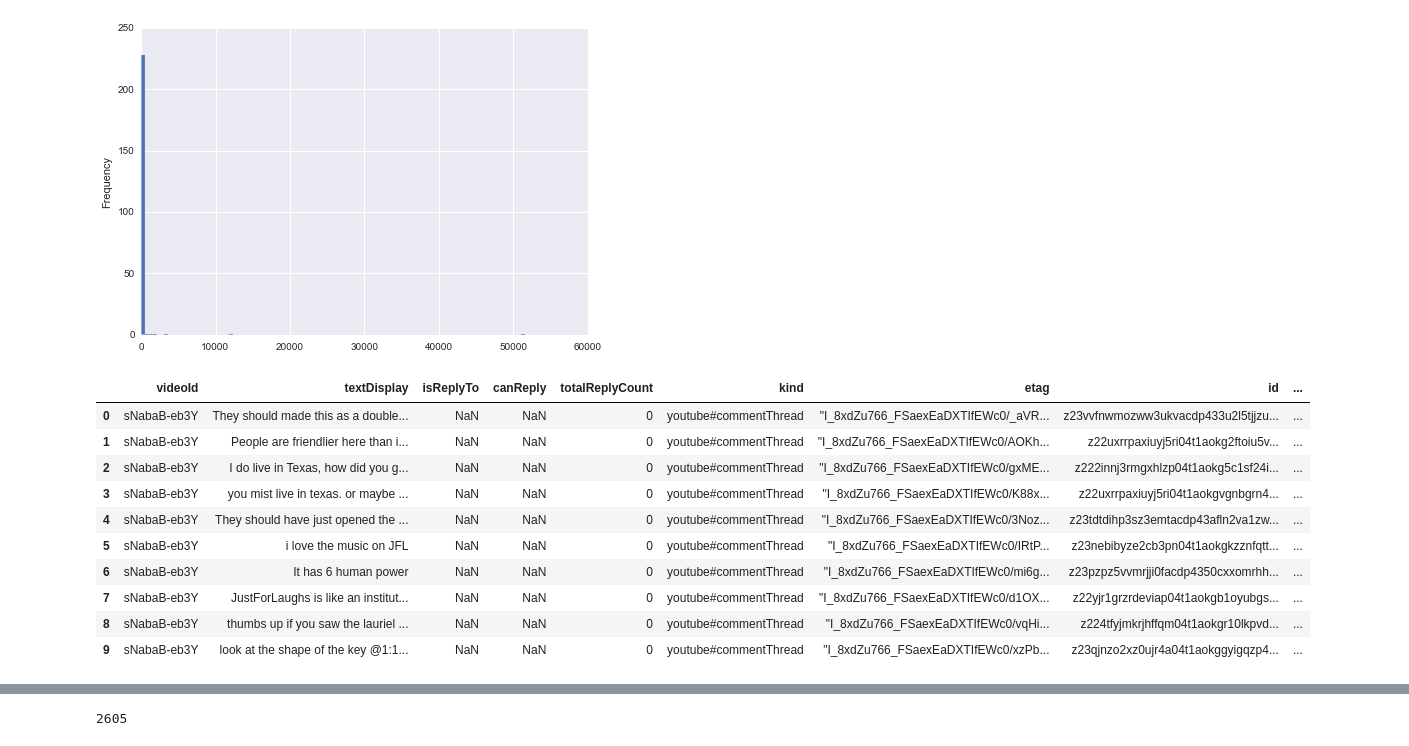
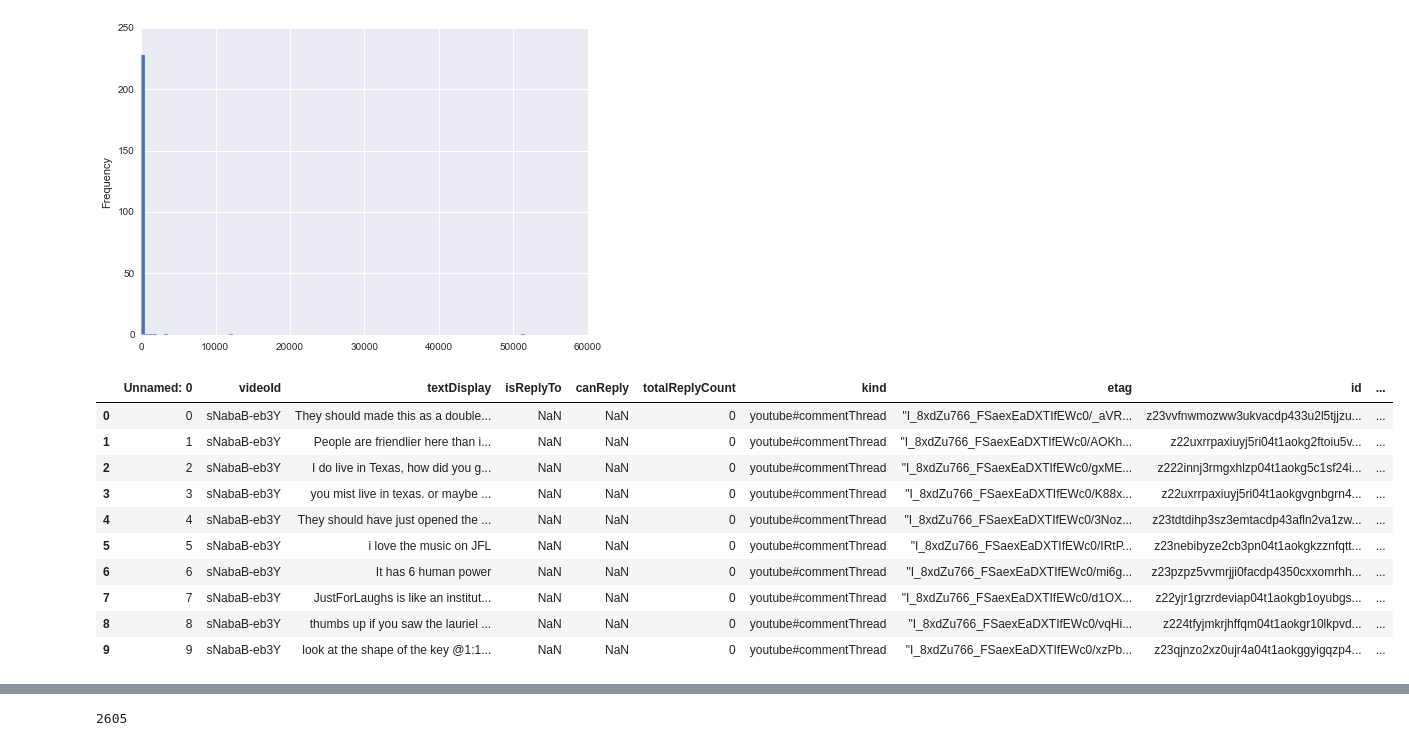
Before and after one commit to papapana/data_science, a Jupyter notebook: youtube_comedy_slam/notebooks/Youtube comments.ipynb, the cells around one changed output, grey strips where cells are left out. Drawn from its saved outputs; the diff is of its cells as text; code cells hidden in the pictures.

```diff
--- a/youtube_comedy_slam/notebooks/Youtube comments.ipynb
+++ b/youtube_comedy_slam/notebooks/Youtube comments.ipynb
@@ -405,20 +405,22 @@ from sklearn.feature_extraction.text import CountVectorizer
 
 import pandas as pd
 # %%
-data = pd.read_csv("../data/processed/train_dataset_movies.csv")
-data.head(10)
+data = pd.read_csv("../data/processed/train_dataset_with_lang_feature.csv")
+data_en = data[data.language == 'en']
+len(data_en)
+data_en.head(10)
 # %% [output]
-|  | videoId | textDisplay | isReplyTo | canReply | totalReplyCount | kind | etag | id | ... |
-| 0 | sNabaB-eb3Y | They should made this as a double... | NaN | NaN | 0 | youtube#commentThread | "I_8xdZu766_FSaexEaDXTIfEWc0/_aVR... | z23vvfnwmozww3ukvacdp433u2l5tjjzu... | ... |
-| 1 | sNabaB-eb3Y | People are friendlier here than i... | NaN | NaN | 0 | youtube#commentThread | "I_8xdZu766_FSaexEaDXTIfEWc0/AOKh... | z22uxrrpaxiuyj5ri04t1aokg2ftoiu5v... | ... |
-| 2 | sNabaB-eb3Y | I do live in Texas, how did you g... | NaN | NaN | 0 | youtube#commentThread | "I_8xdZu766_FSaexEaDXTIfEWc0/gxME... | z222innj3rmgxhlzp04t1aokg5c1sf24i... | ... |
-| 3 | sNabaB-eb3Y | you mist live in texas. or maybe ... | NaN | NaN | 0 | youtube#commentThread | "I_8xdZu766_FSaexEaDXTIfEWc0/K88x... | z22uxrrpaxiuyj5ri04t1aokgvgnbgrn4... | ... |
-| 4 | sNabaB-eb3Y | They should have just opened the ... | NaN | NaN | 0 | youtube#commentThread | "I_8xdZu766_FSaexEaDXTIfEWc0/3Noz... | z23tdtdihp3sz3emtacdp43afln2va1zw... | ... |
-| 5 | sNabaB-eb3Y | i love the music on JFL﻿ | NaN | NaN | 0 | youtube#commentThread | "I_8xdZu766_FSaexEaDXTIfEWc0/IRtP... | z23nebibyze2cb3pn04t1aokgkzznfqtt... | ... |
-| 6 | sNabaB-eb3Y | It has 6 human power﻿ | NaN | NaN | 0 | youtube#commentThread | "I_8xdZu766_FSaexEaDXTIfEWc0/mi6g... | z23pzpz5vvmrjji0facdp4350cxxomrhh... | ... |
-| 7 | sNabaB-eb3Y | JustForLaughs is like an institut... | NaN | NaN | 0 | youtube#commentThread | "I_8xdZu766_FSaexEaDXTIfEWc0/d1OX... | z22yjr1grzrdeviap04t1aokgb1oyubgs... | ... |
-| 8 | sNabaB-eb3Y | thumbs up if you saw the lauriel ... | NaN | NaN | 0 | youtube#commentThread | "I_8xdZu766_FSaexEaDXTIfEWc0/vqHi... | z224tfyjmkrjhffqm04t1aokgr10lkpvd... | ... |
-| 9 | sNabaB-eb3Y | look at the shape of the key @1:1... | NaN | NaN | 0 | youtube#commentThread | "I_8xdZu766_FSaexEaDXTIfEWc0/xzPb... | z23qjnzo2xz0ujr4a04t1aokggyigqzp4... | ... |
+|  | Unnamed: 0 | videoId | textDisplay | isReplyTo | canReply | totalReplyCount | kind | etag | id | ... |
+| 0 | 0 | sNabaB-eb3Y | They should made this as a double... | NaN | NaN | 0 | youtube#commentThread | "I_8xdZu766_FSaexEaDXTIfEWc0/_aVR... | z23vvfnwmozww3ukvacdp433u2l5tjjzu... | ... |
+| 1 | 1 | sNabaB-eb3Y | People are friendlier here than i... | NaN | NaN | 0 | youtube#commentThread | "I_8xdZu766_FSaexEaDXTIfEWc0/AOKh... | z22uxrrpaxiuyj5ri04t1aokg2ftoiu5v... | ... |
+| 2 | 2 | sNabaB-eb3Y | I do live in Texas, how did you g... | NaN | NaN | 0 | youtube#commentThread | "I_8xdZu766_FSaexEaDXTIfEWc0/gxME... | z222innj3rmgxhlzp04t1aokg5c1sf24i... | ... |
+| 3 | 3 | sNabaB-eb3Y | you mist live in texas. or maybe ... | NaN | NaN | 0 | youtube#commentThread | "I_8xdZu766_FSaexEaDXTIfEWc0/K88x... | z22uxrrpaxiuyj5ri04t1aokgvgnbgrn4... | ... |
+| 4 | 4 | sNabaB-eb3Y | They should have just opened the ... | NaN | NaN | 0 | youtube#commentThread | "I_8xdZu766_FSaexEaDXTIfEWc0/3Noz... | z23tdtdihp3sz3emtacdp43afln2va1zw... | ... |
+| 5 | 5 | sNabaB-eb3Y | i love the music on JFL﻿ | NaN | NaN | 0 | youtube#commentThread | "I_8xdZu766_FSaexEaDXTIfEWc0/IRtP... | z23nebibyze2cb3pn04t1aokgkzznfqtt... | ... |
+| 6 | 6 | sNabaB-eb3Y | It has 6 human power﻿ | NaN | NaN | 0 | youtube#commentThread | "I_8xdZu766_FSaexEaDXTIfEWc0/mi6g... | z23pzpz5vvmrjji0facdp4350cxxomrhh... | ... |
+| 7 | 7 | sNabaB-eb3Y | JustForLaughs is like an institut... | NaN | NaN | 0 | youtube#commentThread | "I_8xdZu766_FSaexEaDXTIfEWc0/d1OX... | z22yjr1grzrdeviap04t1aokgb1oyubgs... | ... |
+| 8 | 8 | sNabaB-eb3Y | thumbs up if you saw the lauriel ... | NaN | NaN | 0 | youtube#commentThread | "I_8xdZu766_FSaexEaDXTIfEWc0/vqHi... | z224tfyjmkrjhffqm04t1aokgr10lkpvd... | ... |
+| 9 | 9 | sNabaB-eb3Y | look at the shape of the key @1:1... | NaN | NaN | 0 | youtube#commentThread | "I_8xdZu766_FSaexEaDXTIfEWc0/xzPb... | z23qjnzo2xz0ujr4a04t1aokggyigqzp4... | ... |
 # %%
 # def tokenize(text):
 #     return [token for token in simple_preprocess(text) if token not in STOPWORDS]
```
Also changed, not shown: parts of 25 cells of this notebook, 3 other files.
